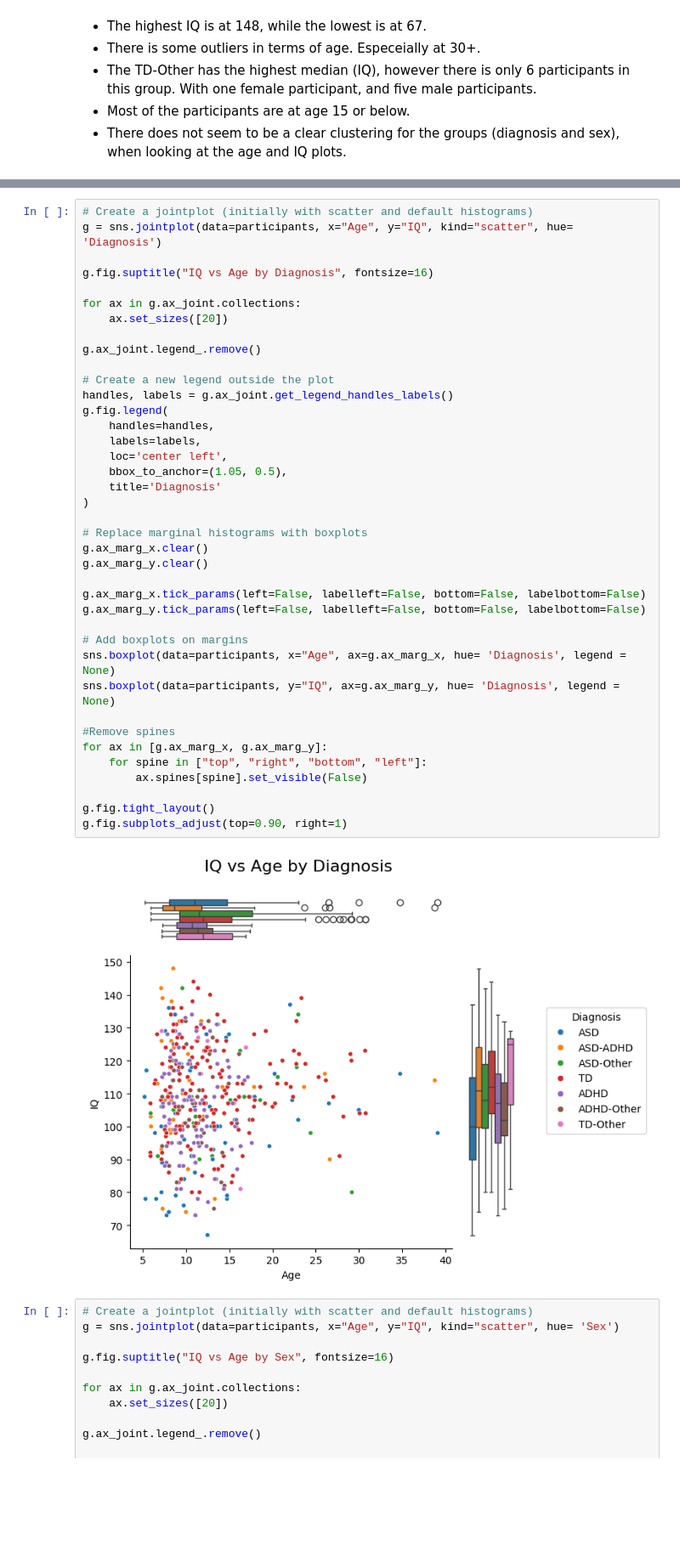
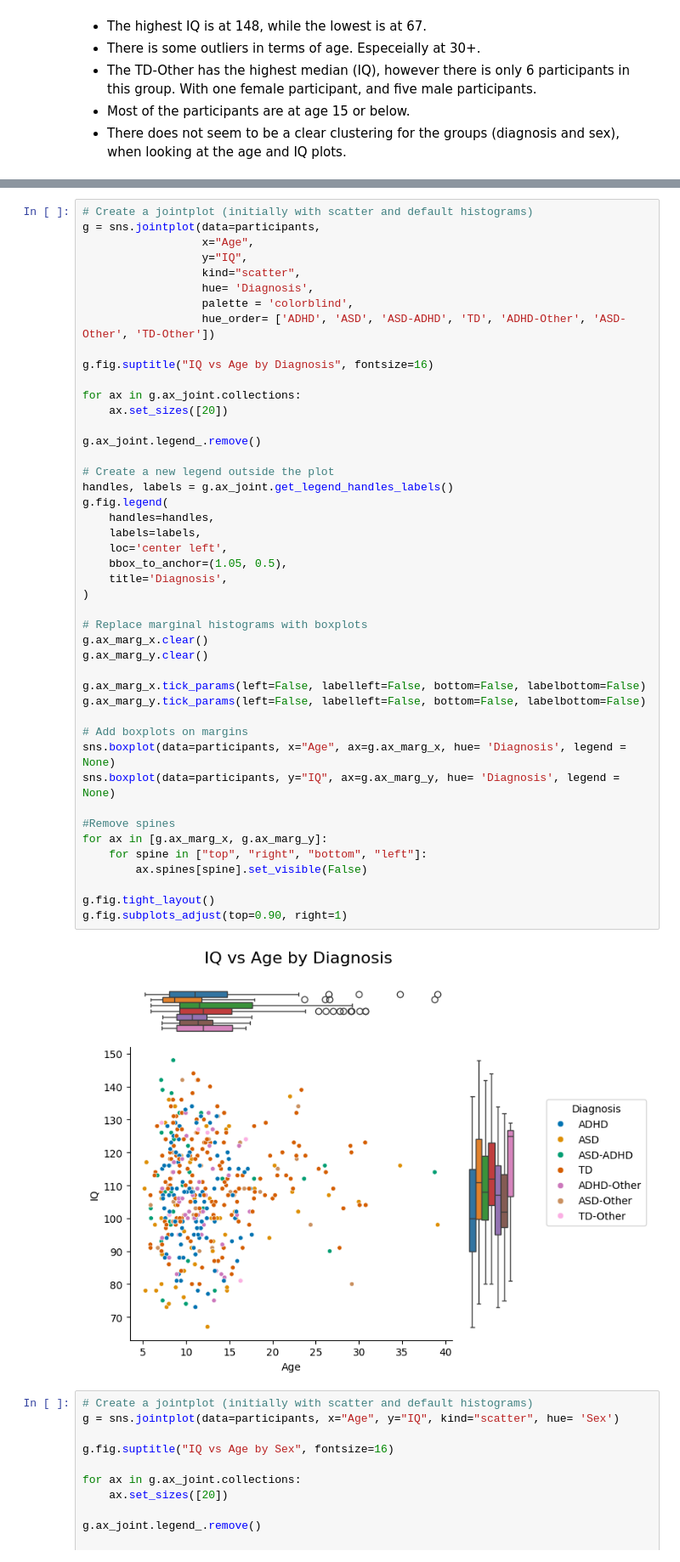
Before and after one commit to malt1114/Thesis_Neurodiversity, a Jupyter notebook: notebooks/eda/EDA_17.ipynb, the cells around one changed output, grey strips where cells are left out. Shown at 85% size. Drawn from its saved outputs; the diff is of its cells as text; blank space fills up the shorter version.

```diff
--- a/notebooks/eda/EDA_17.ipynb
+++ b/notebooks/eda/EDA_17.ipynb
@@ -81,7 +81,13 @@ See the caveats in the documentation: https://pandas.pydata.org/pandas-docs/stab
 |  | Male | 5 | 81.0 | 129.0 | 117.400000 | 20.427922 | 7.190 | 16.93 | 12.868000 | 3.963158 |
 # %%
 # Create a jointplot (initially with scatter and default histograms)
-g = sns.jointplot(data=participants, x="Age", y="IQ", kind="scatter", hue= 'Diagnosis')
+g = sns.jointplot(data=participants,
+                  x="Age",
+                  y="IQ",
+                  kind="scatter",
+                  hue= 'Diagnosis',
+                  palette = 'colorblind',
+                  hue_order= ['ADHD', 'ASD', 'ASD-ADHD', 'TD', 'ADHD-Other', 'ASD-Other', 'TD-Other'])
 
 g.fig.suptitle("IQ vs Age by Diagnosis", fontsize=16)
 
@@ -91,35 +97,35 @@ for ax in g.ax_joint.collections:
 g.ax_joint.legend_.remove()
 
 # Create a new legend outside the plot
 handles, labels = g.ax_joint.get_legend_handles_labels()
 g.fig.legend(
     handles=handles,
     labels=labels,
     loc='center left',
     bbox_to_anchor=(1.05, 0.5),
-    title='Diagnosis'
+    title='Diagnosis',
 )
 
 # Replace marginal histograms with boxplots
 g.ax_marg_x.clear()
 g.ax_marg_y.clear()
 
 g.ax_marg_x.tick_params(left=False, labelleft=False, bottom=False, labelbottom=False)
 g.ax_marg_y.tick_params(left=False, labelleft=False, bottom=False, labelbottom=False)
 
 # Add boxplots on margins
 sns.boxplot(data=participants, x="Age", ax=g.ax_marg_x, hue= 'Diagnosis', legend = None)
 sns.boxplot(data=participants, y="IQ", ax=g.ax_marg_y, hue= 'Diagnosis', legend = None)
 
 #Remove spines
 for ax in [g.ax_marg_x, g.ax_marg_y]:
     for spine in ["top", "right", "bottom", "left"]:
         ax.spines[spine].set_visible(False)
 
 g.fig.tight_layout()
 g.fig.subplots_adjust(top=0.90, right=1)
 # %% [output]
-[figure, old version]
+[figure, new version]
 # %%
 # Create a jointplot (initially with scatter and default histograms)
 g = sns.jointplot(data=participants, x="Age", y="IQ", kind="scatter", hue= 'Sex')
```
Also changed, not shown: parts of 6 cells of this notebook, 14 other files.
